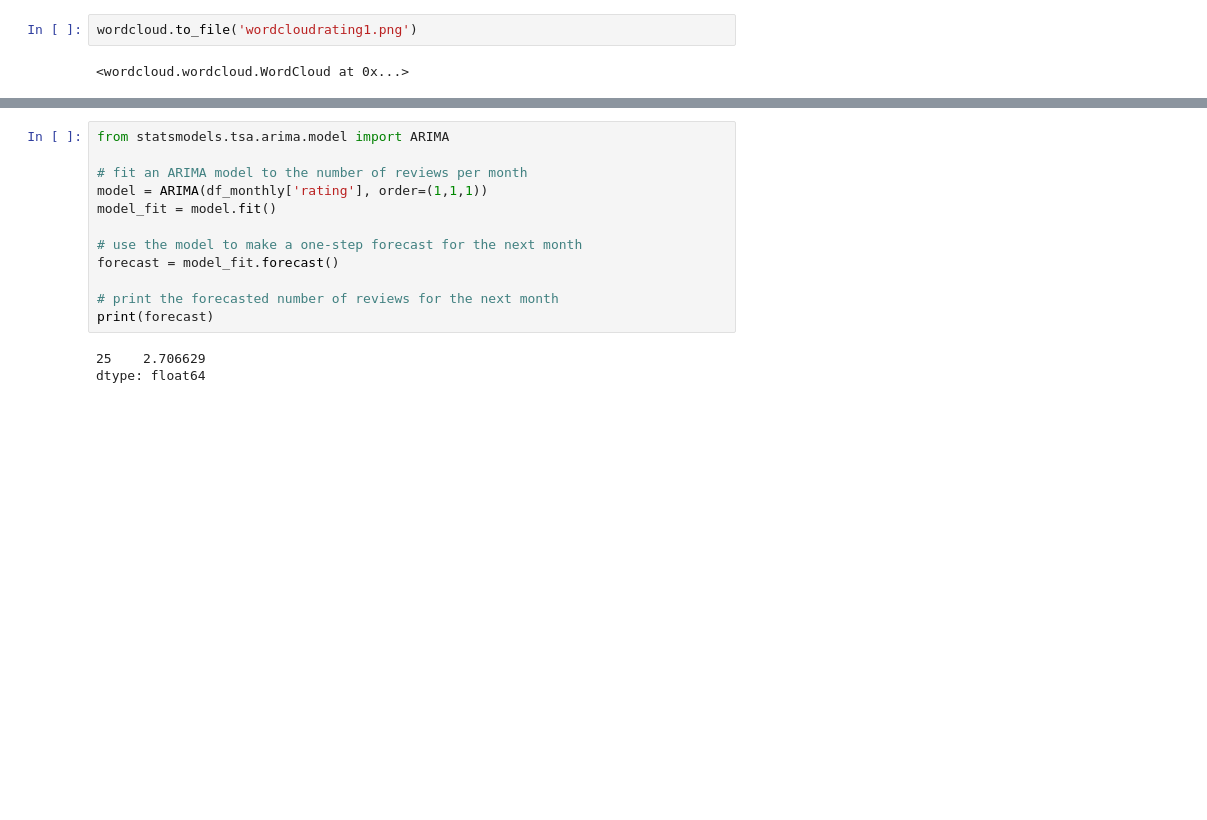
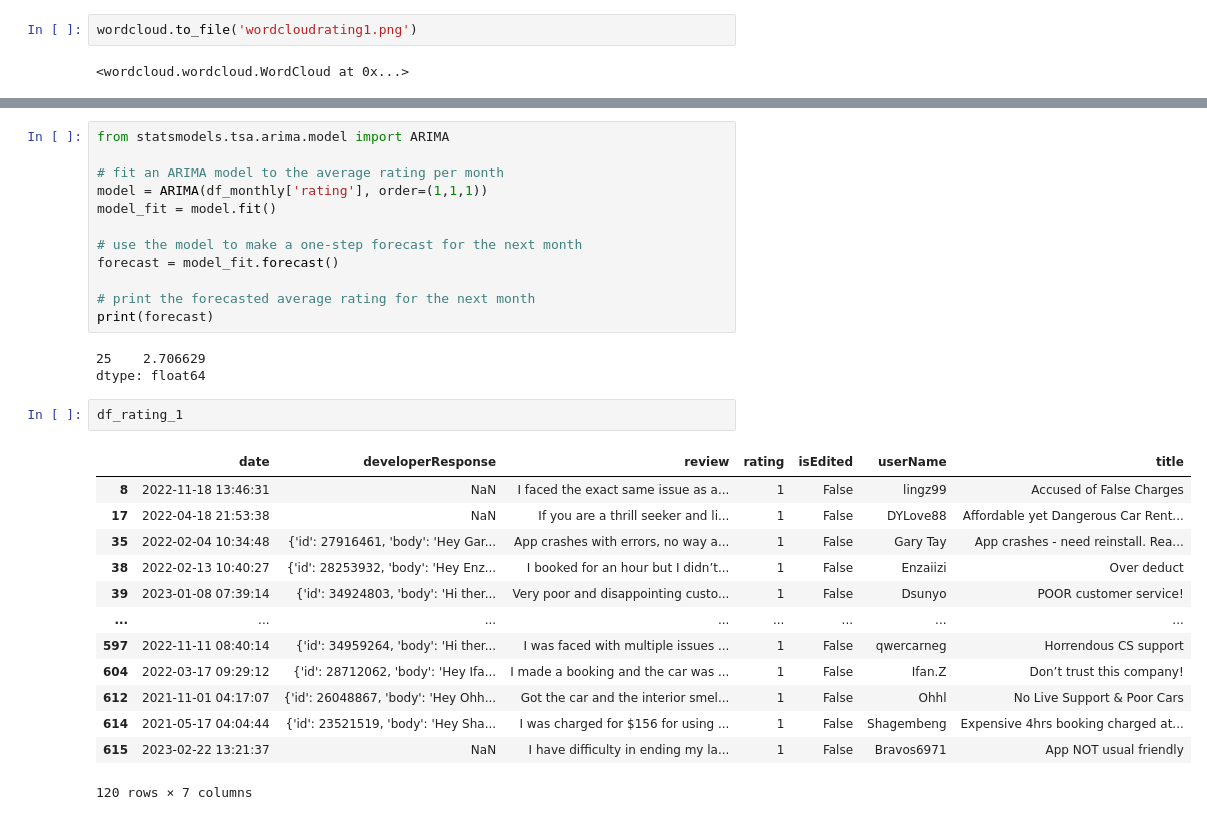
Before and after one commit to taoo0316/GetGo-App-Reviews, a Jupyter notebook: NLP on GetGo Reviews.ipynb, the cells around one changed output, grey strips where cells are left out. Cells and saved outputs as stored; diff of their text form; blank space fills up the shorter version.

```diff
--- a/NLP on GetGo Reviews.ipynb
+++ b/NLP on GetGo Reviews.ipynb
@@ -194,15 +194,31 @@ df_monthly
 # %%
 from statsmodels.tsa.arima.model import ARIMA
 
-# fit an ARIMA model to the number of reviews per month
+# fit an ARIMA model to the average rating per month
 model = ARIMA(df_monthly['rating'], order=(1,1,1))
 model_fit = model.fit()
 
 # use the model to make a one-step forecast for the next month
 forecast = model_fit.forecast()
 
-# print the forecasted number of reviews for the next month
+# print the forecasted average rating for the next month
 print(forecast)
 # %% [output]
 25    2.706629
 dtype: float64
+# %%
+df_rating_1
+# %% [output]
+|  | date | developerResponse | review | rating | isEdited | userName | title |
+| 8 | 2022-11-18 13:46:31 | NaN | I faced the exact same issue as a... | 1 | False | lingz99 | Accused of False Charges |
+| 17 | 2022-04-18 21:53:38 | NaN | If you are a thrill seeker and li... | 1 | False | DYLove88 | Affordable yet Dangerous Car Rent... |
+| 35 | 2022-02-04 10:34:48 | {'id': 27916461, 'body': 'Hey Gar... | App crashes with errors, no way a... | 1 | False | Gary Tay | App crashes - need reinstall. Rea... |
+| 38 | 2022-02-13 10:40:27 | {'id': 28253932, 'body': 'Hey Enz... | I booked for an hour but I didn’t... | 1 | False | Enzaiizi | Over deduct |
+| 39 | 2023-01-08 07:39:14 | {'id': 34924803, 'body': 'Hi ther... | Very poor and disappointing custo... | 1 | False | Dsunyo | POOR customer service! |
+| ... | ... | ... | ... | ... | ... | ... | ... |
+| 597 | 2022-11-11 08:40:14 | {'id': 34959264, 'body': 'Hi ther... | I was faced with multiple issues ... | 1 | False | qwercarneg | Horrendous CS support |
+| 604 | 2022-03-17 09:29:12 | {'id': 28712062, 'body': 'Hey Ifa... | I made a booking and the car was ... | 1 | False | Ifan.Z | Don’t trust this company! |
+| 612 | 2021-11-01 04:17:07 | {'id': 26048867, 'body': 'Hey Ohh... | Got the car and the interior smel... | 1 | False | Ohhl | No Live Support & Poor Cars |
+| 614 | 2021-05-17 04:04:44 | {'id': 23521519, 'body': 'Hey Sha... | I was charged for $156 for using ... | 1 | False | Shagembeng | Expensive 4hrs booking charged at... |
+| 615 | 2023-02-22 13:21:37 | NaN | I have difficulty in ending my la... | 1 | False | Bravos6971 | App NOT usual friendly |
+120 rows × 7 columns
```
Also changed, not shown: parts of 7 cells of this notebook, 1 other file.
